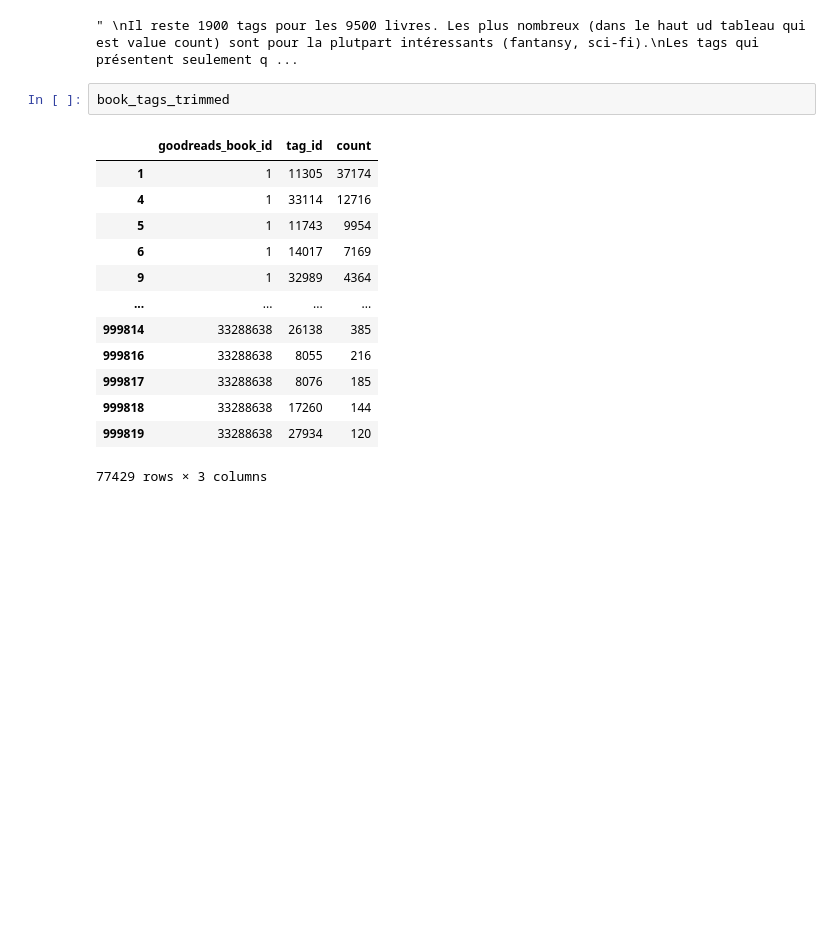
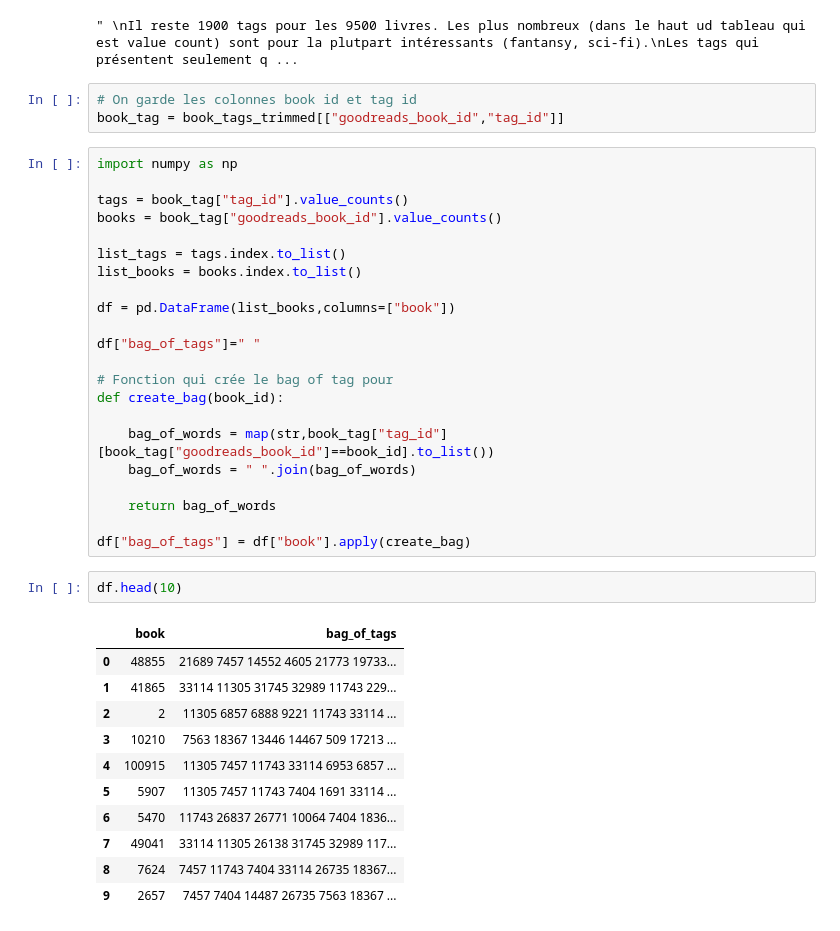
Before and after one commit to Recomandation-System-Simplon/Librairie_recommandation, a Jupyter notebook: DossierWorks/DataAnalyse.ipynb, the cells around one changed output. Drawn from its saved outputs; the diff is of its cells as text; blank space fills up the shorter version.

Commit message:
creation bag_of_tags pour le countvectorizer

```diff
--- a/DossierWorks/DataAnalyse.ipynb
+++ b/DossierWorks/DataAnalyse.ipynb
@@ -294,19 +294,42 @@ Les tags qui présentent seulement quelques dizaines d'occurences dans le value_
 """
 # %% [output]
 " \nIl reste 1900 tags pour les 9500 livres. Les plus nombreux (dans le haut ud tableau qui est value count) sont pour la plutpart intéressants (fantansy, sci-fi).\nLes tags qui présentent seulement q ...
-# %%
-book_tags_trimmed
-# %% [output]
-|  | goodreads_book_id | tag_id | count |
-| 1 | 1 | 11305 | 37174 |
-| 4 | 1 | 33114 | 12716 |
-| 5 | 1 | 11743 | 9954 |
-| 6 | 1 | 14017 | 7169 |
-| 9 | 1 | 32989 | 4364 |
-| ... | ... | ... | ... |
-| 999814 | 33288638 | 26138 | 385 |
-| 999816 | 33288638 | 8055 | 216 |
-| 999817 | 33288638 | 8076 | 185 |
-| 999818 | 33288638 | 17260 | 144 |
-| 999819 | 33288638 | 27934 | 120 |
-77429 rows × 3 columns
+# %%
+# On garde les colonnes book id et tag id
+book_tag = book_tags_trimmed[["goodreads_book_id","tag_id"]]
+# %%
+import numpy as np
+
+tags = book_tag["tag_id"].value_counts()
+books = book_tag["goodreads_book_id"].value_counts()
+
+list_tags = tags.index.to_list()
+list_books = books.index.to_list()
+
+df = pd.DataFrame(list_books,columns=["book"])
+
+df["bag_of_tags"]=" "
+
+# Fonction qui crée le bag of tag pour
+def create_bag(book_id):
+
+    bag_of_words = map(str,book_tag["tag_id"][book_tag["goodreads_book_id"]==book_id].to_list())
+    bag_of_words = " ".join(bag_of_words)
+
+    return bag_of_words
+
+df["bag_of_tags"] = df["book"].apply(create_bag)
+# %%
+df.head(10)
+# %% [output]
+|  | book | bag_of_tags |
+| 0 | 48855 | 21689 7457 14552 4605 21773 19733... |
+| 1 | 41865 | 33114 11305 31745 32989 11743 229... |
+| 2 | 2 | 11305 6857 6888 9221 11743 33114 ... |
+| 3 | 10210 | 7563 18367 13446 14467 509 17213 ... |
+| 4 | 100915 | 11305 7457 11743 33114 6953 6857 ... |
+| 5 | 5907 | 11305 7457 11743 7404 1691 33114 ... |
+| 6 | 5470 | 11743 26837 26771 10064 7404 1836... |
+| 7 | 49041 | 33114 11305 26138 31745 32989 117... |
+| 8 | 7624 | 7457 11743 7404 33114 26735 18367... |
+| 9 | 2657 | 7457 7404 14487 26735 7563 18367 ... |
```
